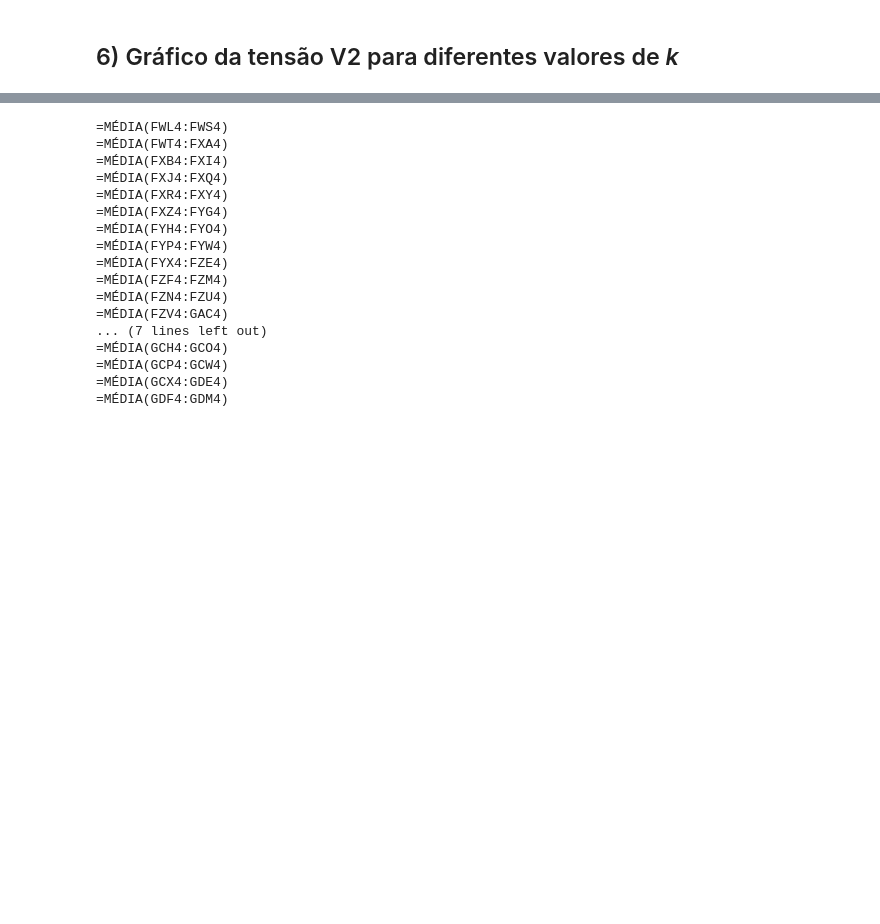
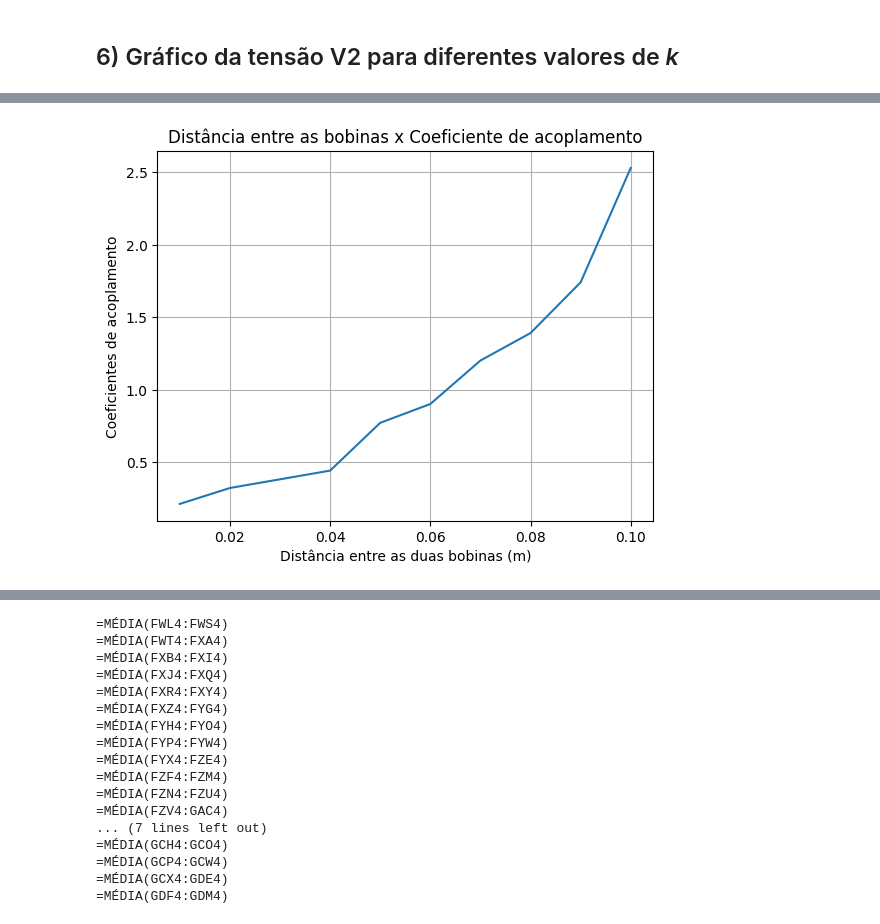
Before and after one commit to brunameinberg/projetoeletromag, a Jupyter notebook: projeto_eletromag_v2.ipynb, the cells around one changed output, grey strips where cells are left out. Cells and saved outputs as stored; diff of their text form; code cells hidden in the pictures; blank space fills up the shorter version.

```diff
--- a/projeto_eletromag_v2.ipynb
+++ b/projeto_eletromag_v2.ipynb
@@ -408,0 +407,16 @@ valoresdetensaomedidos = [21.302350893161822,16.42329277274226,14.30829015719333
+# %%
+valoresdetensaomedidos = [21.302350893161822,16.42329277274226,14.308290157193337,12.612709872099007,7.491566550352675,6.440430394813628,4.857888485330122,4.20161074851697,3.362995193248501,2.3170553445635518]
+ks_pordistancia = []
+for u in valoresdetensaomedidos:
+    ks_pordistancia.append((valores_k[tensao_p_k.index(u)])/100)
+
+
+distancias = [0.01,0.02,0.03,0.04,0.05,0.06,0.07,0.08,0.09,0.1]
+plt.plot(distancias,ks_pordistancia)
+plt.grid()
+plt.xlabel("Distância entre as duas bobinas (m)")
+plt.ylabel("Coeficientes de acoplamento")
+plt.title("Distância entre as bobinas x Coeficiente de acoplamento")
+plt.show()
+# %% [output]
+[figure, added]
```
Also changed, not shown: parts of 6 cells of this notebook.
